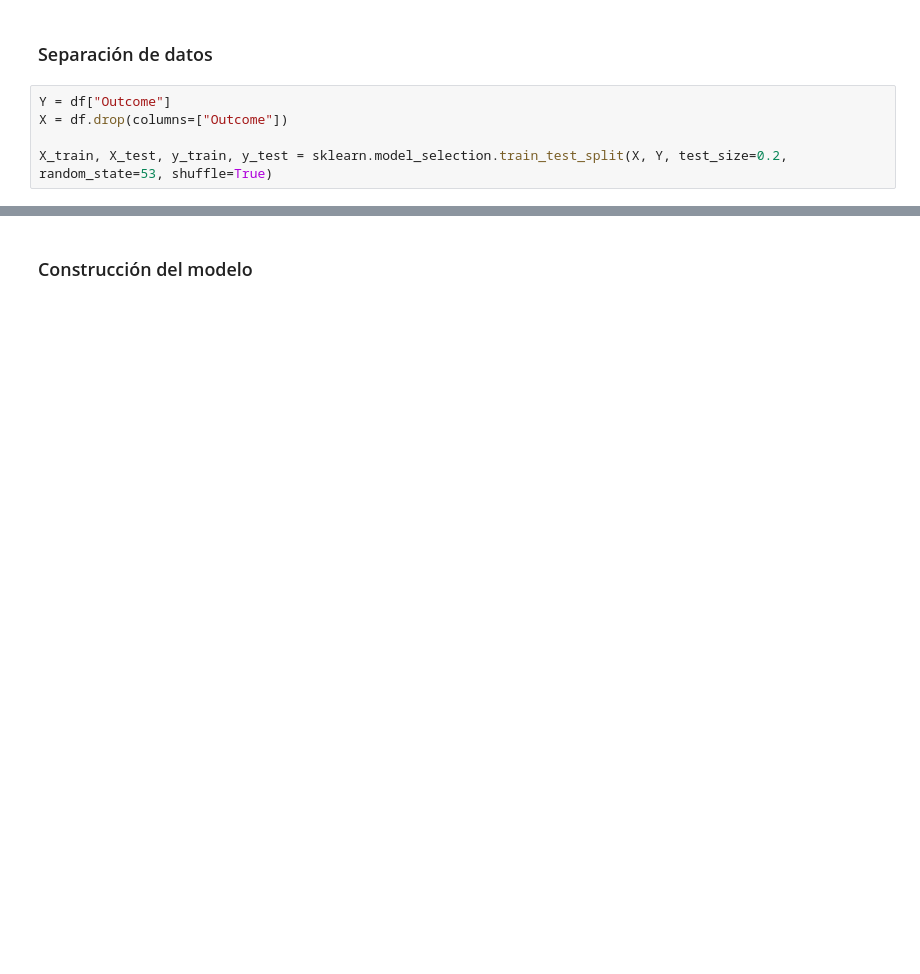
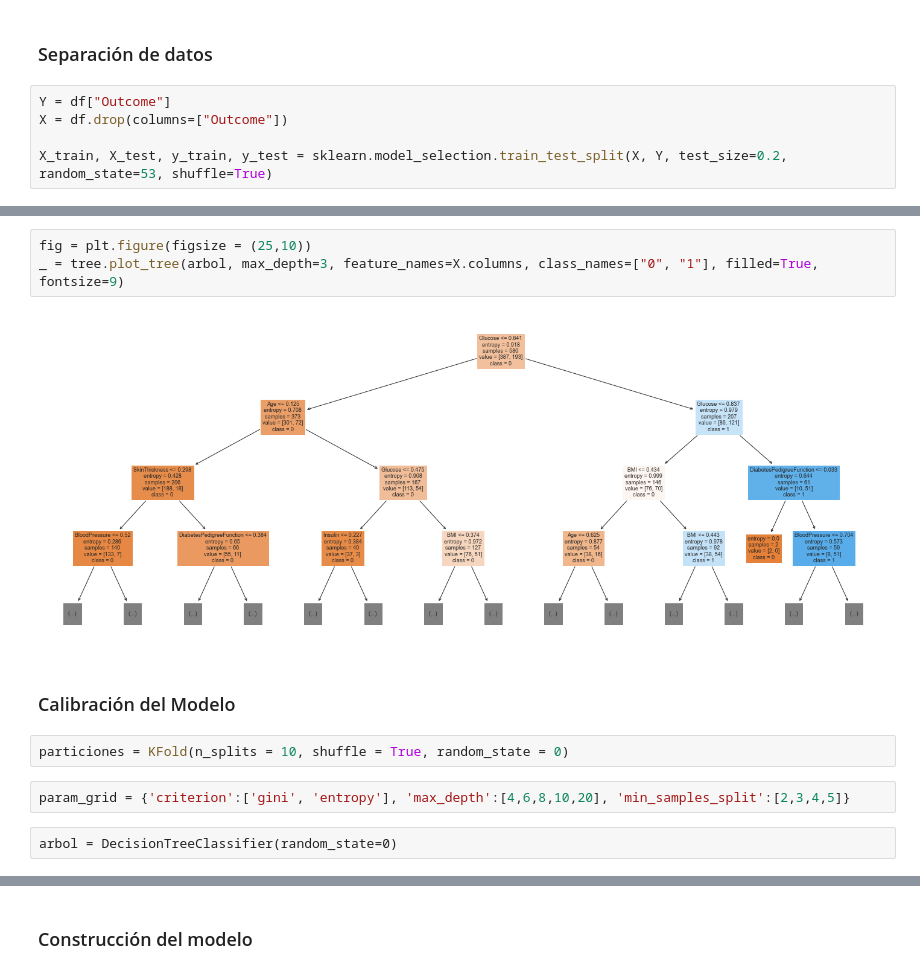
Before and after one commit to malvarezg1/BI, a Jupyter notebook: Laboratorio1.ipynb, the cells around one changed output, grey strips where cells are left out. Saved outputs shown, nothing was run; the diff lists cells and outputs as text; blank space fills up the shorter version.

```diff
--- a/Laboratorio1.ipynb
+++ b/Laboratorio1.ipynb
@@ -182,0 +389,13 @@ X_train, X_test, y_train, y_test = sklearn.model_selection.train_test_split(X, Y
+# %%
+fig = plt.figure(figsize = (25,10))
+_ = tree.plot_tree(arbol, max_depth=3, feature_names=X.columns, class_names=["0", "1"], filled=True, fontsize=9)
+# %% [output]
+[figure, added]
+# %% [markdown]
+### Calibración del Modelo
+# %%
+particiones = KFold(n_splits = 10, shuffle = True, random_state = 0)
+# %%
+param_grid = {'criterion':['gini', 'entropy'], 'max_depth':[4,6,8,10,20], 'min_samples_split':[2,3,4,5]}
+# %% [raw]
+arbol = DecisionTreeClassifier(random_state=0)
```
Also changed, not shown: parts of 49 cells of this notebook.
